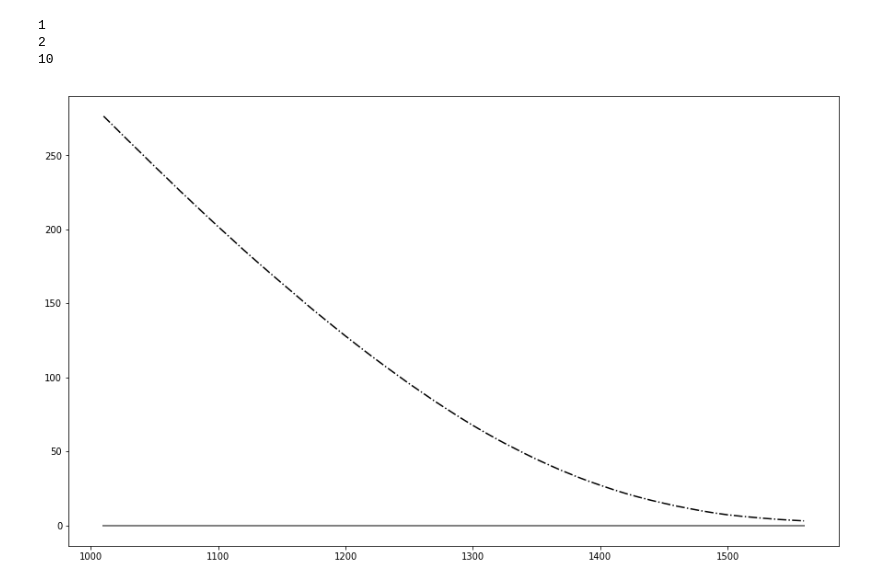
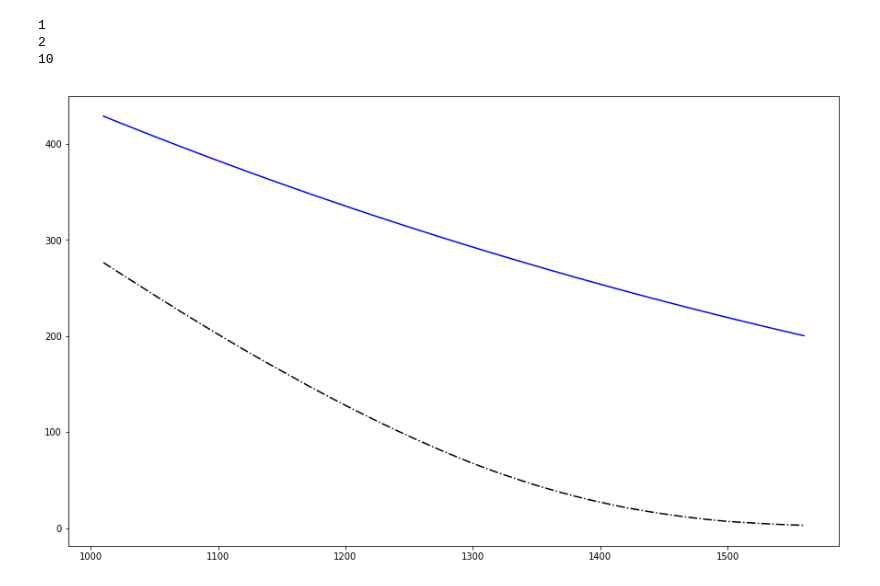
Before and after one commit to shvimas/diploma, a Jupyter notebook: src/vg.ipynb, the cells around one changed output. Saved outputs shown, nothing was run; the diff lists cells and outputs as text; code cells hidden in the pictures.

```diff
--- a/src/vg.ipynb
+++ b/src/vg.ipynb
@@ -10,6 +10,8 @@ import VG_Pricing_Integral_vectorized as vg
 from pars_range import Range, ParsRange
 
 pl.rcParams["figure.figsize"] = (15, 9)
+# %%
+pl.rcParams["figure.figsize"] = (15, 9)
 # %%
 try:
     info, scall, sput, pcall, pput = read_data("../SPH2_031612.csv")
@@ -56,7 +58,9 @@ for params in pars:
     predicted.append(vg.price_vg(pars=params, args=args))
     predicted.append("grey")
 # %%
-p = pl.plot(*predicted,
-            strikes, prices, "k-.")
+p = pl.plot(  # *predicted,
+            strikes, prices, "k-.",
+            strikes, vg.price_vg(pars=(0.580731040769, -0.613774399464, 0.491925563758),
+                                 args=args), "b")
 # %% [output]
-[figure, old version]
+[figure, new version]
```
Also changed, not shown: parts of 2 cells of this notebook, 9 other files.
